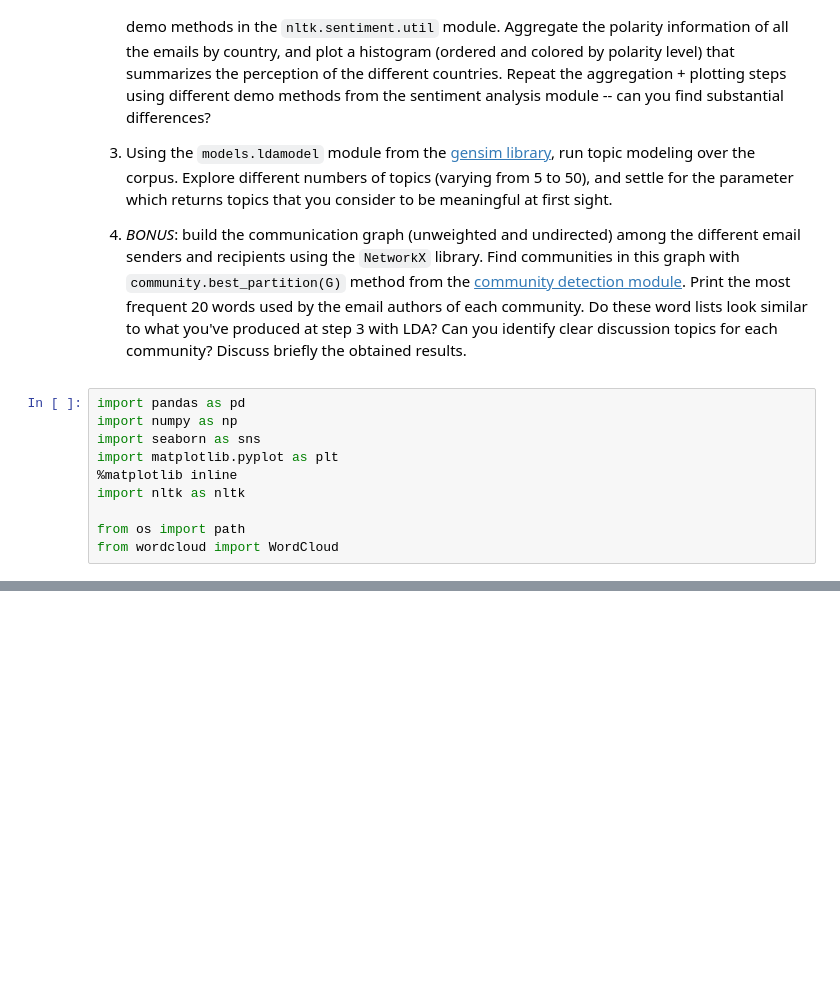
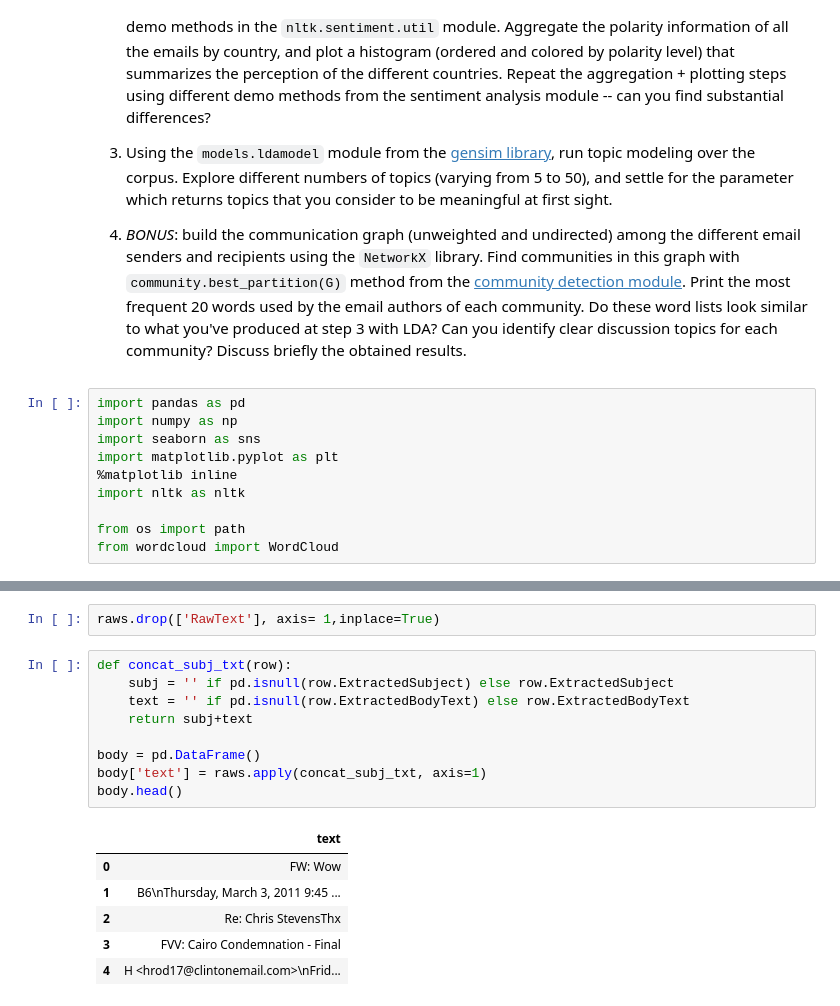
Before and after one commit to agpmilli/adaepfl, a Jupyter notebook: Homework/05 - Taming Text/TamingText.ipynb, the cells around one changed output, grey strips where cells are left out. Saved outputs shown, nothing was run; the diff lists cells and outputs as text; blank space fills up the shorter version.

```diff
--- a/Homework/05 - Taming Text/TamingText.ipynb
+++ b/Homework/05 - Taming Text/TamingText.ipynb
@@ -50,0 +68,18 @@ from wordcloud import WordCloud
+# %%
+raws.drop(['RawText'], axis= 1,inplace=True)
+# %%
+def concat_subj_txt(row):
+    subj = '' if pd.isnull(row.ExtractedSubject) else row.ExtractedSubject
+    text = '' if pd.isnull(row.ExtractedBodyText) else row.ExtractedBodyText
+    return subj+text
+
+body = pd.DataFrame()
+body['text'] = raws.apply(concat_subj_txt, axis=1)
+body.head()
+# %% [output]
+|  | text |
+| 0 | FW: Wow |
+| 1 | B6\nThursday, March 3, 2011 9:45 ... |
+| 2 | Re: Chris StevensThx |
+| 3 | FVV: Cairo Condemnation - Final |
+| 4 | H <hrod17@clintonemail.com>\nFrid... |
```
Also changed, not shown: parts of 9 cells of this notebook.
